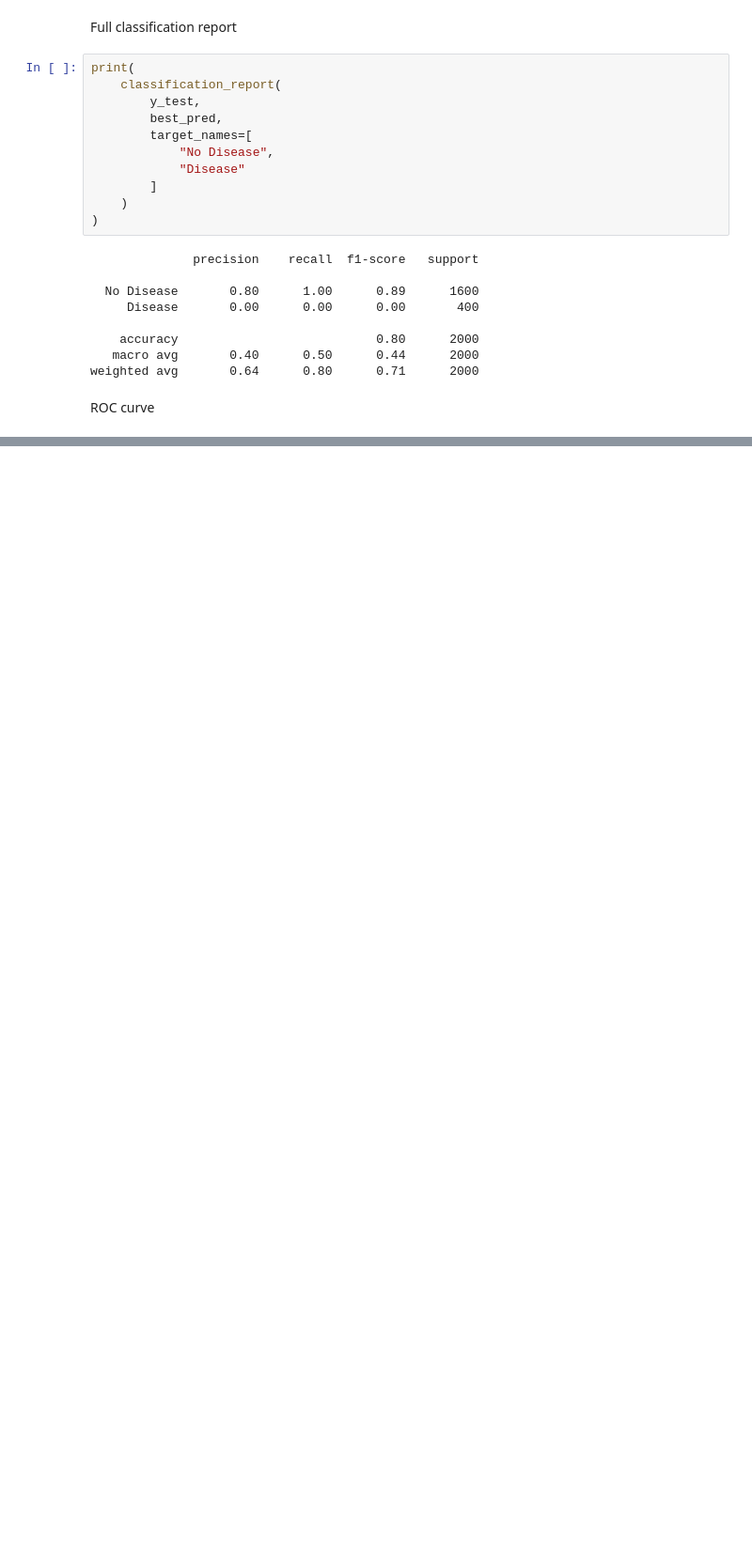
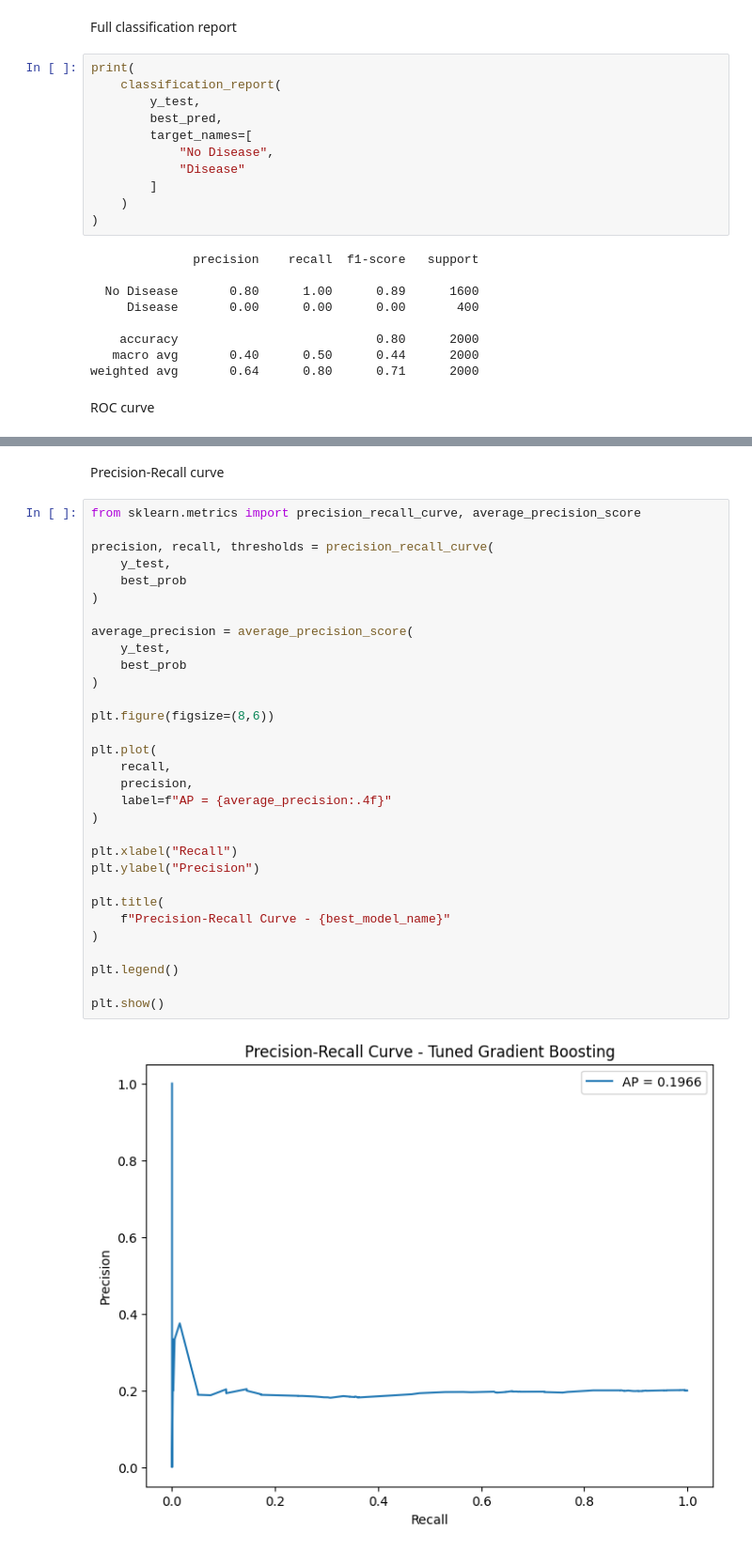
Before and after one commit to chrimapaul/Heart_Disease_Prediction_Group6, a Jupyter notebook: Group6_Capstone_Project.ipynb, the cells around one changed output, grey strips where cells are left out. Shown at 94% size. Saved outputs shown, nothing was run; the diff lists cells and outputs as text; blank space fills up the shorter version.

```diff
--- a/Group6_Capstone_Project.ipynb
+++ b/Group6_Capstone_Project.ipynb
@@ -964,0 +965,35 @@ plt.show()
+# %% [markdown]
+Precision-Recall curve
+# %%
+from sklearn.metrics import precision_recall_curve, average_precision_score
+
+precision, recall, thresholds = precision_recall_curve(
+    y_test,
+    best_prob
+)
+
+average_precision = average_precision_score(
+    y_test,
+    best_prob
+)
+
+plt.figure(figsize=(8,6))
+
+plt.plot(
+    recall,
+    precision,
+    label=f"AP = {average_precision:.4f}"
+)
+
+plt.xlabel("Recall")
+plt.ylabel("Precision")
+
+plt.title(
+    f"Precision-Recall Curve - {best_model_name}"
+)
+
+plt.legend()
+
+plt.show()
+# %% [output]
+[figure, added]
```
Also changed, not shown: parts of 19 cells of this notebook.
